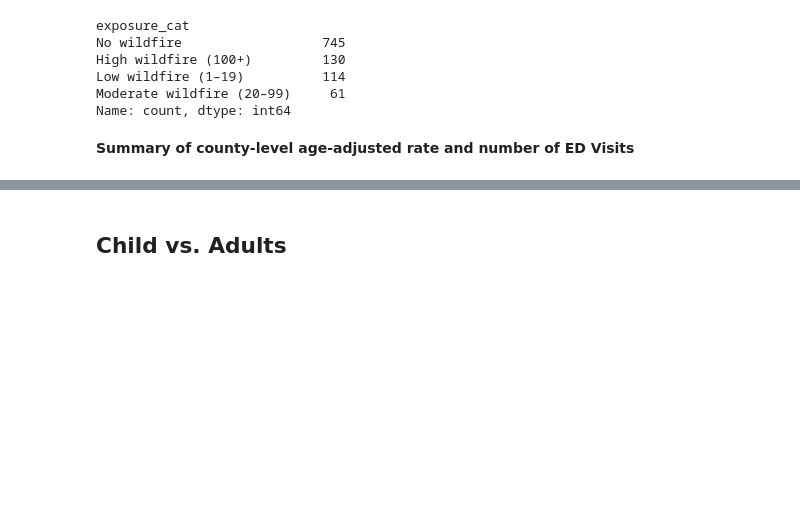
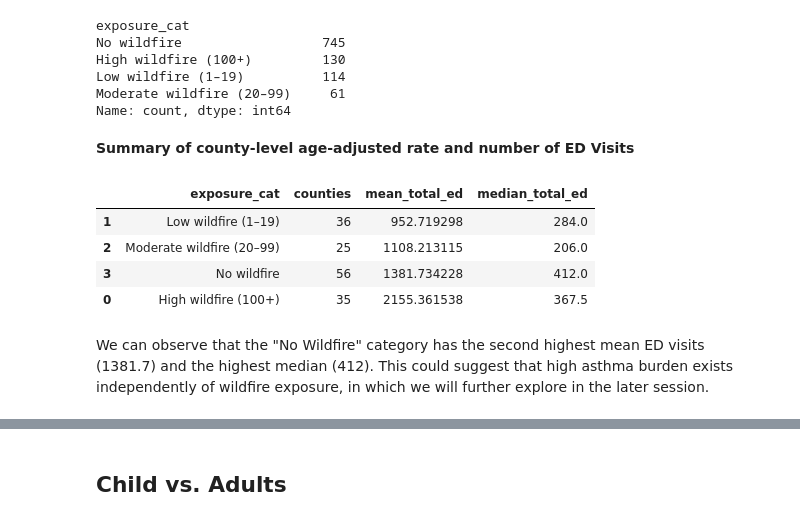
Before and after one commit to aileeny825/aileeny825.github.io, a Jupyter notebook: project3.ipynb, the cells around one changed output, grey strips where cells are left out. Cells and saved outputs as stored; diff of their text form; code cells hidden in the pictures; blank space fills up the shorter version.

```diff
--- a/project3.ipynb
+++ b/project3.ipynb
@@ -73,12 +73,14 @@ asthma = asthma.dropna(subset=["Year", "County", "Age_Group", "Age-adjusted Rate
 # %% [markdown]
 I then aggregated them by age group, (child and adult), which will be used later for comparison later.
 # %%
-# Aggregate ED visits for each county
+# Aggregate ED visits for each county by age group for each year
 asthma_county = (
     asthma
     .groupby(["Year", "County", "Age_Group"])
     .agg(
-        total_ed_visits=("total_ed_visits", "sum")
+        total_ed_visits=("total_ed_visits", "sum"),
+        mean_age_adj_rate=("Age-adjusted Rate", "mean"),
+        median_age_adj_rate=("Age-adjusted Rate", "median")
     )
     .reset_index()
 )
@@ -228,13 +232,22 @@ Name: count, dtype: int64
 # %%
 overall_summary = (
     merged
     .groupby("exposure_cat")
     .agg(
         counties = ("County", "nunique"),
         mean_total_ed = ("total_ed_visits", "mean"),
         median_total_ed = ("total_ed_visits", "median"),
     )
     .reset_index()
     .sort_values("mean_total_ed", ascending=True)
 )
+overall_summary
+# %% [output]
+|  | exposure_cat | counties | mean_total_ed | median_total_ed |
+| 1 | Low wildfire (1–19) | 36 | 952.719298 | 284.0 |
+| 2 | Moderate wildfire (20–99) | 25 | 1108.213115 | 206.0 |
+| 3 | No wildfire | 56 | 1381.734228 | 412.0 |
+| 0 | High wildfire (100+) | 35 | 2155.361538 | 367.5 |
+# %% [markdown]
+We can observe that the "No Wildfire" category has the second highest mean ED visits (1381.7) and the highest median (412). This could suggest that high asthma burden exists independently of wildfire exposure, in which we will further explore in the later session.
 # %%
```
Also changed, not shown: parts of 8 cells of this notebook.
